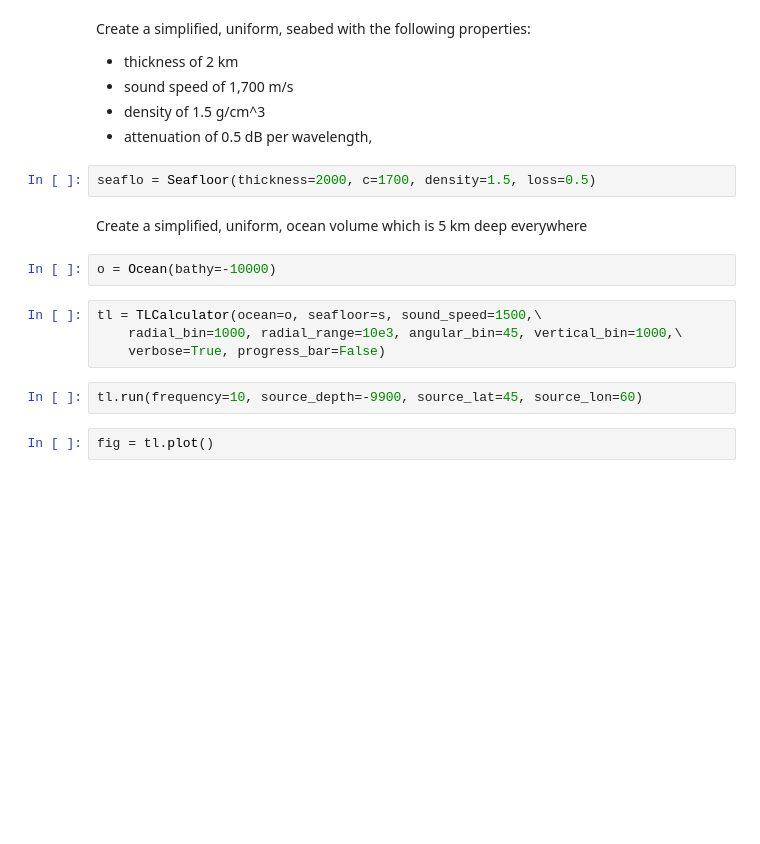
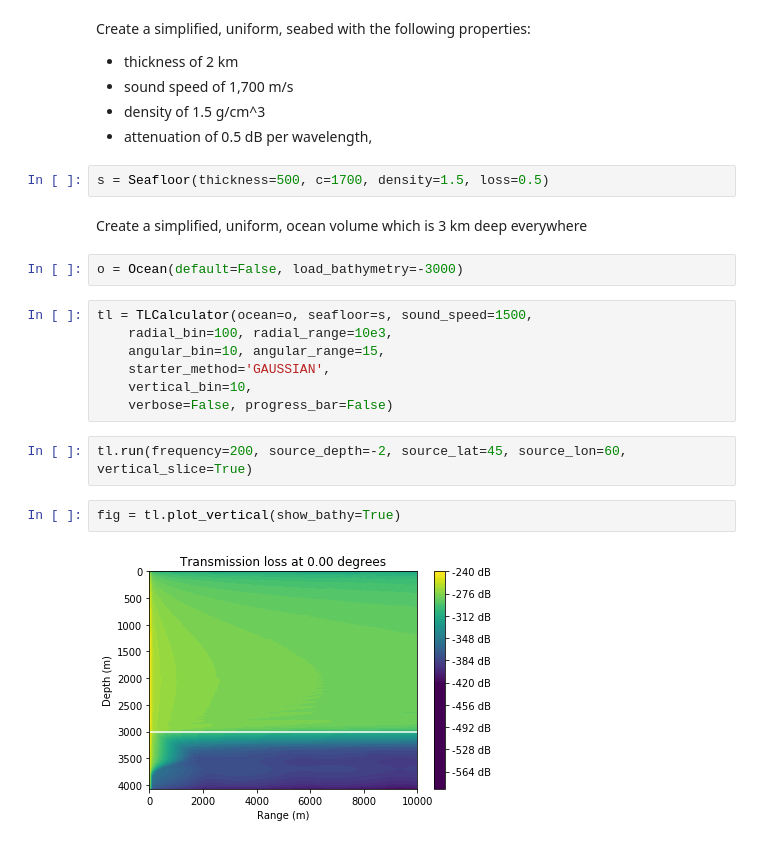
Before and after one commit to cxzhangqi/kadlu, a Jupyter notebook: playroom/transmission_loss.ipynb, the cells around one changed output. Cells and saved outputs as stored; diff of their text form; blank space fills up the shorter version.

```diff
--- a/playroom/transmission_loss.ipynb
+++ b/playroom/transmission_loss.ipynb
@@ -12,16 +12,21 @@ Create a simplified, uniform, seabed with the following properties:
   * density of 1.5 g/cm^3
   * attenuation of 0.5 dB per wavelength,
 # %%
-seaflo = Seafloor(thickness=2000, c=1700, density=1.5, loss=0.5)
+s = Seafloor(thickness=500, c=1700, density=1.5, loss=0.5)
 # %% [markdown]
-Create a simplified, uniform, ocean volume which is 5 km deep everywhere
+Create a simplified, uniform, ocean volume which is 3 km deep everywhere
-# %%
-o = Ocean(bathy=-10000)
+# %%
+o = Ocean(default=False, load_bathymetry=-3000)
 # %%
-tl = TLCalculator(ocean=o, seafloor=s, sound_speed=1500,\
-    radial_bin=1000, radial_range=10e3, angular_bin=45, vertical_bin=1000,\
-    verbose=True, progress_bar=False)
+tl = TLCalculator(ocean=o, seafloor=s, sound_speed=1500,
+    radial_bin=100, radial_range=10e3,
+    angular_bin=10, angular_range=15,
+    starter_method='GAUSSIAN',
+    vertical_bin=10,
+    verbose=False, progress_bar=False)
 # %%
-tl.run(frequency=10, source_depth=-9900, source_lat=45, source_lon=60)
+tl.run(frequency=200, source_depth=-2, source_lat=45, source_lon=60, vertical_slice=True)
 # %%
-fig = tl.plot()
+fig = tl.plot_vertical(show_bathy=True)
+# %% [output]
+[figure, added]
```
Also changed, not shown: parts of 1 cell of this notebook, 4 other files.
